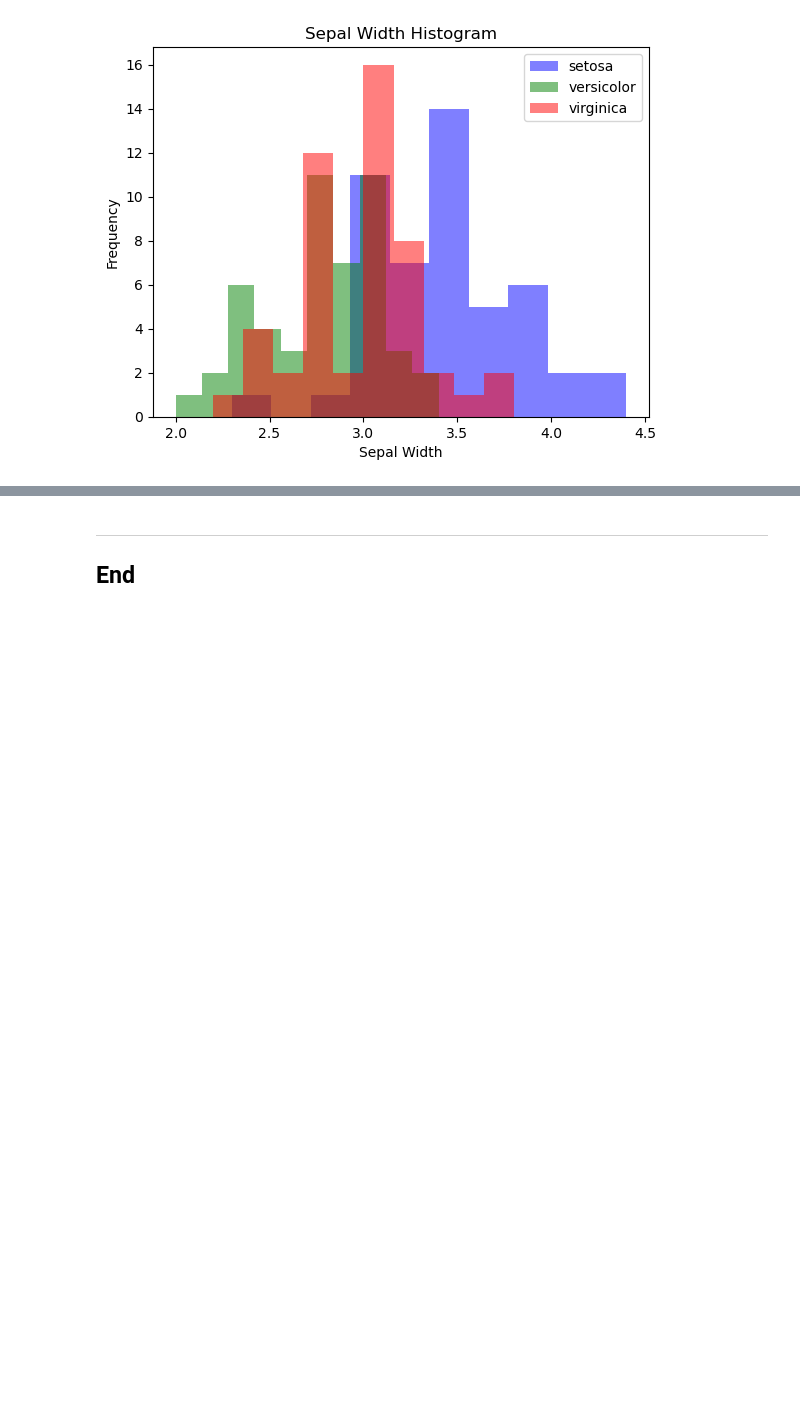
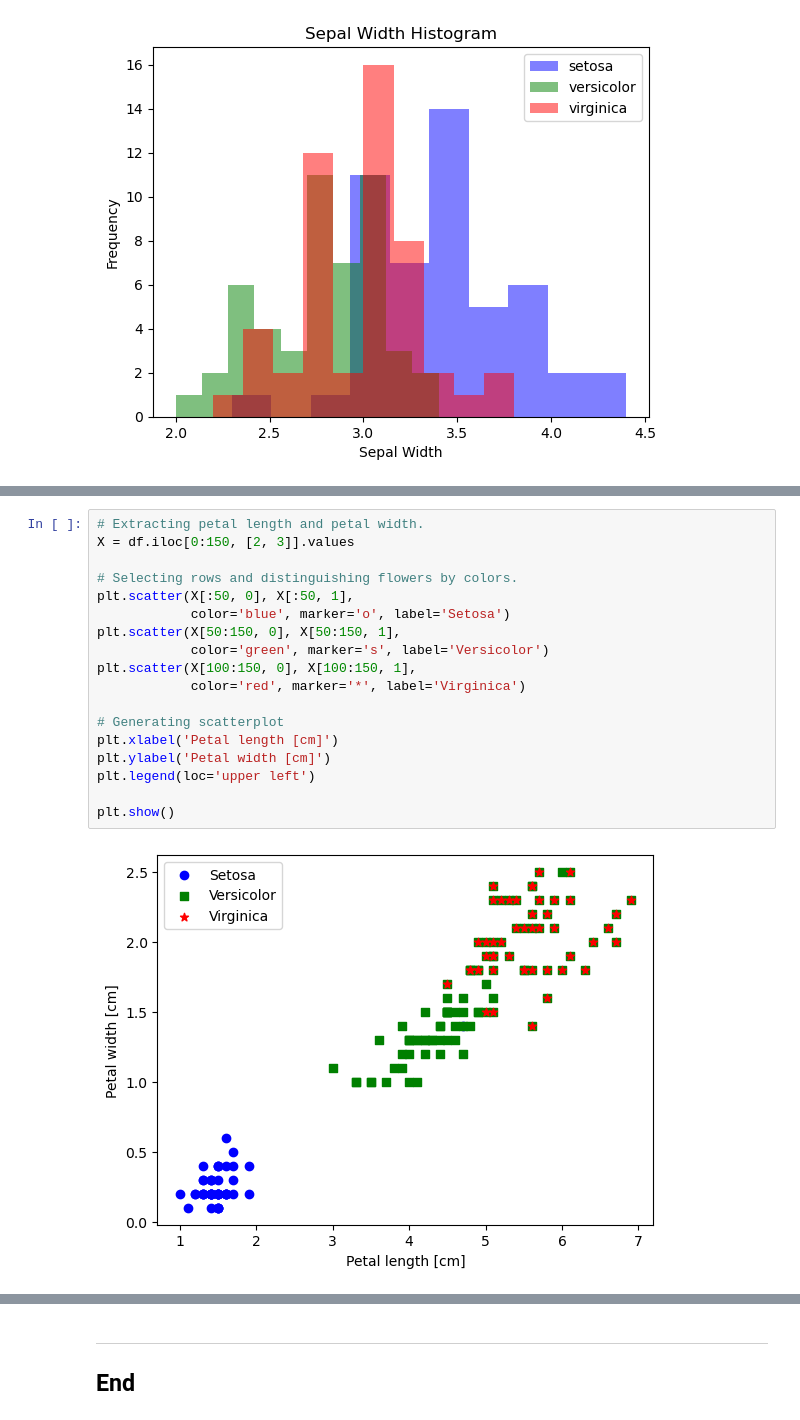
Before and after one commit to AndreaCignoni/FundamentalsOfDataAnalysis, a Jupyter notebook: project.ipynb, the cells around one changed output, grey strips where cells are left out. Cells and saved outputs as stored; diff of their text form; blank space fills up the shorter version.

```diff
--- a/project.ipynb
+++ b/project.ipynb
@@ -430,3 +447,23 @@ plt.show()
 <div align="justify">
 
 </div>
+# %%
+# Extracting petal length and petal width.
+X = df.iloc[0:150, [2, 3]].values
+
+# Selecting rows and distinguishing flowers by colors.
+plt.scatter(X[:50, 0], X[:50, 1],
+            color='blue', marker='o', label='Setosa')
+plt.scatter(X[50:150, 0], X[50:150, 1],
+            color='green', marker='s', label='Versicolor')
+plt.scatter(X[100:150, 0], X[100:150, 1],
+            color='red', marker='*', label='Virginica')
+
+# Generating scatterplot
+plt.xlabel('Petal length [cm]')
+plt.ylabel('Petal width [cm]')
+plt.legend(loc='upper left')
+
+plt.show()
+# %% [output]
+[figure, added]
```
Also changed, not shown: parts of 2 cells of this notebook.
